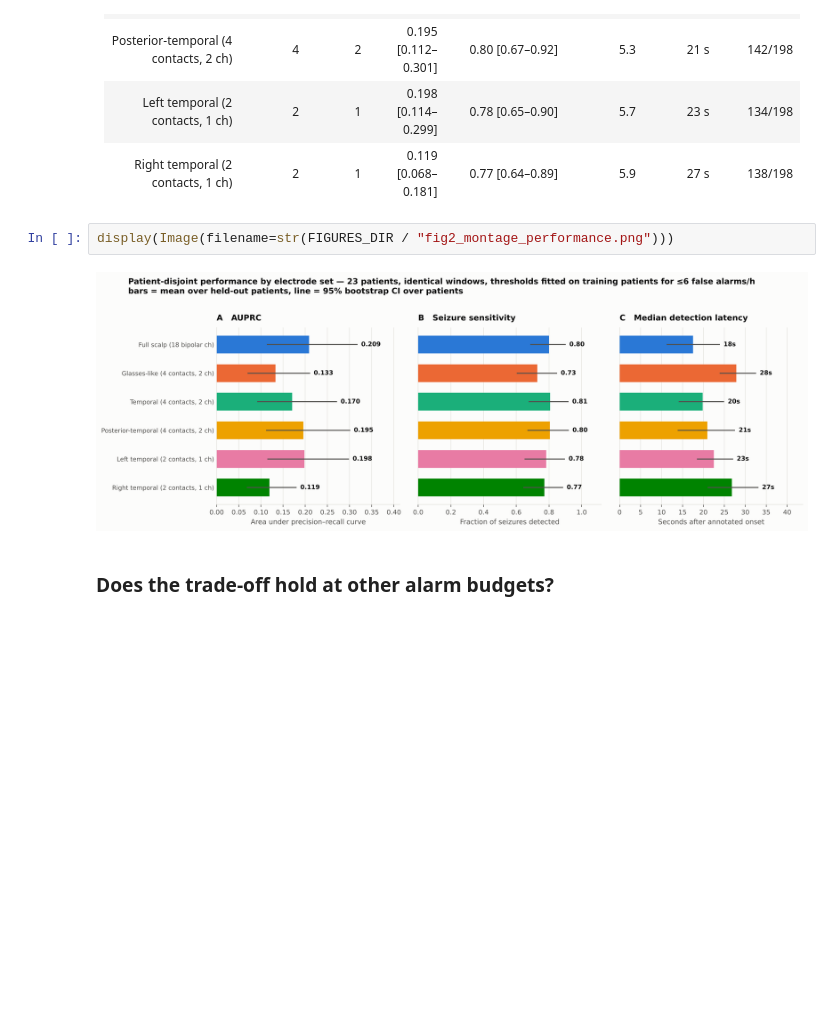
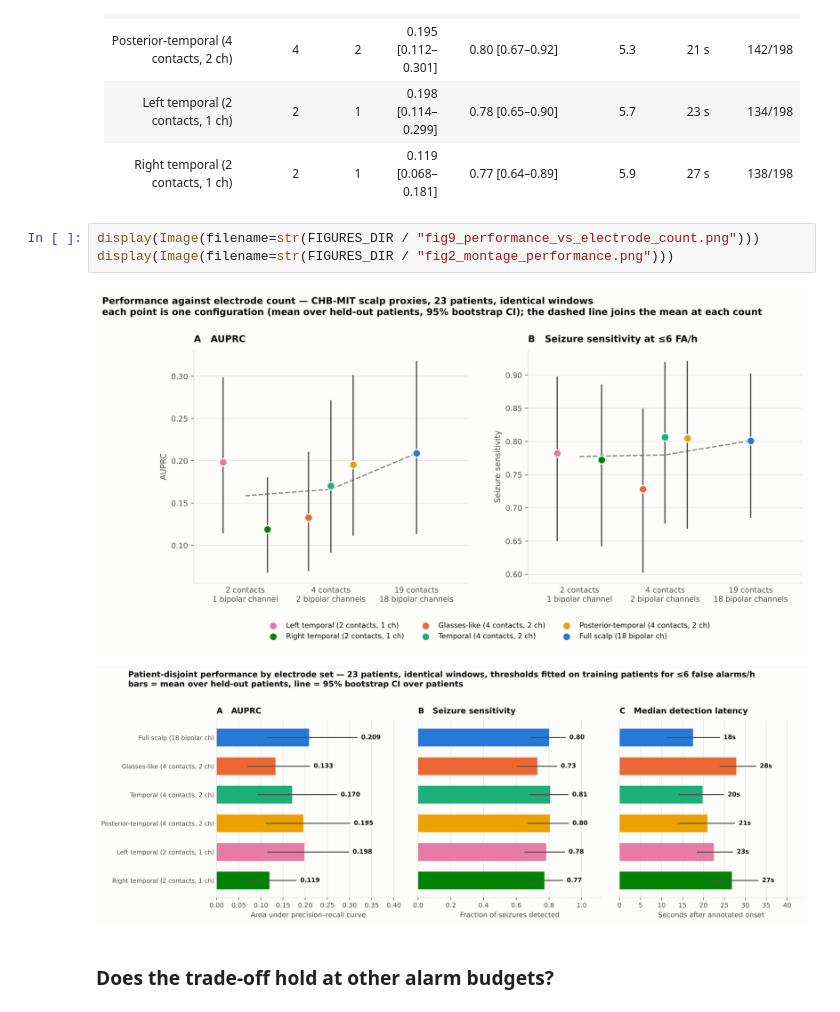
Before and after one commit to sammymustafa/forge_seizure_eeg, a Jupyter notebook: notebooks/forge_wearable_eeg_benchmark.ipynb, the cells around one changed output. Cells and saved outputs as stored; diff of their text form; blank space fills up the shorter version.

```diff
--- a/notebooks/forge_wearable_eeg_benchmark.ipynb
+++ b/notebooks/forge_wearable_eeg_benchmark.ipynb
@@ -163,9 +163,11 @@ display(Markdown(report.to_markdown(summary, 6.0)))
 | Left temporal (2 contacts, 1 ch) | 2 | 1 | 0.198 [0.114–0.299] | 0.78 [0.65–0.90] | 5.7 | 23 s | 134/198 |
 | Right temporal (2 contacts, 1 ch) | 2 | 1 | 0.119 [0.068–0.181] | 0.77 [0.64–0.89] | 5.9 | 27 s | 138/198 |
 # %%
+display(Image(filename=str(FIGURES_DIR / "fig9_performance_vs_electrode_count.png")))
 display(Image(filename=str(FIGURES_DIR / "fig2_montage_performance.png")))
 # %% [output]
-[figure, old version]
+[figure, new version]
+[figure, added]
 # %% [markdown]
 ### Does the trade-off hold at other alarm budgets?
 # %%
```
Also changed, not shown: parts of 1 cell of this notebook, 6 other files.
